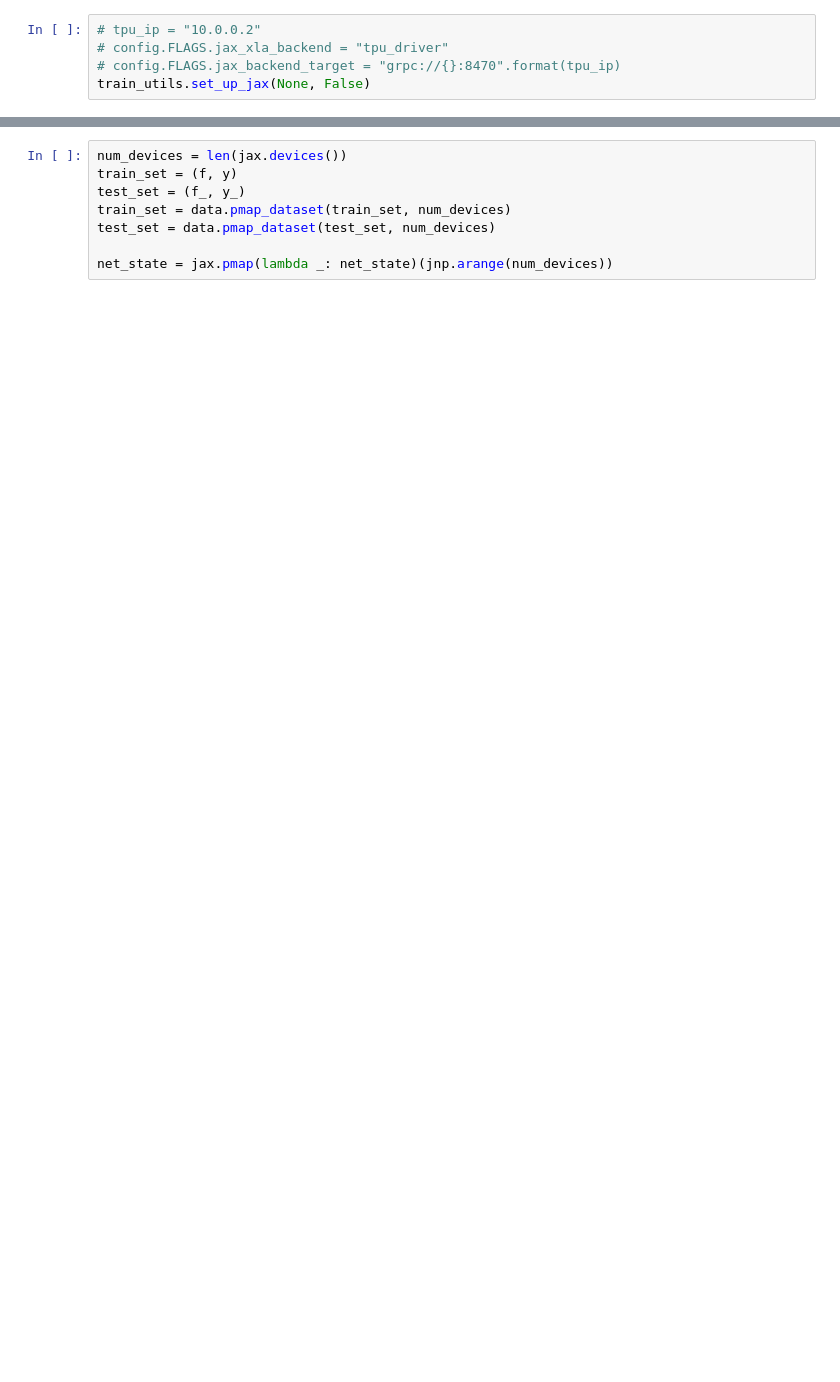
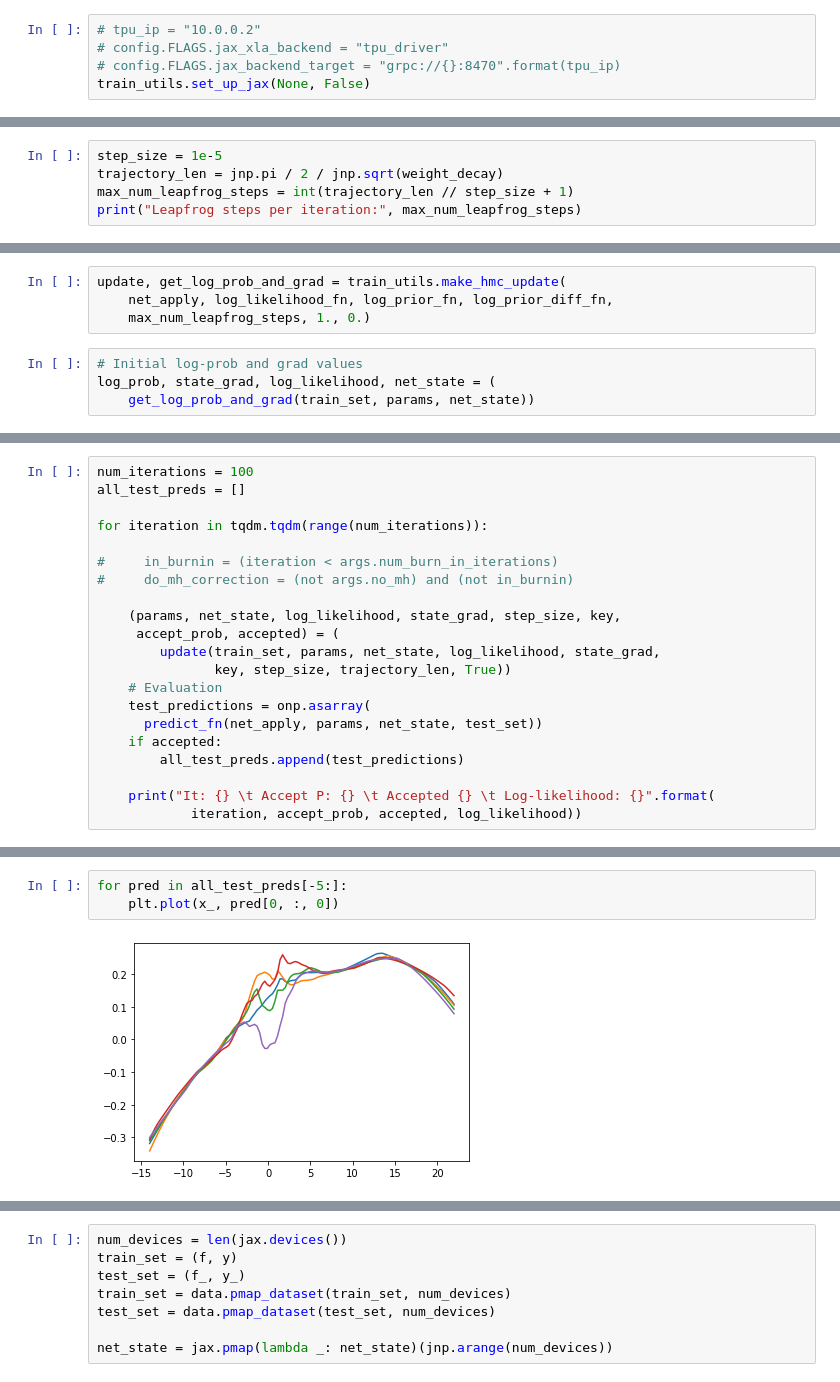
Before and after one commit to izmailovpavel/google-research, a Jupyter notebook: bnn_hmc/notebooks/synthetic_regression_hmc.ipynb, the cells around one changed output, grey strips where cells are left out. Cells and saved outputs as stored; diff of their text form; blank space fills up the shorter version.

```diff
--- a/bnn_hmc/notebooks/synthetic_regression_hmc.ipynb
+++ b/bnn_hmc/notebooks/synthetic_regression_hmc.ipynb
@@ -91,0 +124,5 @@ log_likelihood_fn = nn_loss.make_gaussian_likelihood(noise_std=noise_std)
+# %%
+step_size = 1e-5
+trajectory_len = jnp.pi / 2 / jnp.sqrt(weight_decay)
+max_num_leapfrog_steps = int(trajectory_len // step_size + 1)
+print("Leapfrog steps per iteration:", max_num_leapfrog_steps)
@@ -91,0 +131,8 @@ log_likelihood_fn = nn_loss.make_gaussian_likelihood(noise_std=noise_std)
+# %%
+update, get_log_prob_and_grad = train_utils.make_hmc_update(
+    net_apply, log_likelihood_fn, log_prior_fn, log_prior_diff_fn,
+    max_num_leapfrog_steps, 1., 0.)
+# %%
+# Initial log-prob and grad values
+log_prob, state_grad, log_likelihood, net_state = (
+    get_log_prob_and_grad(train_set, params, net_state))
@@ -91,0 +141,21 @@ log_likelihood_fn = nn_loss.make_gaussian_likelihood(noise_std=noise_std)
+# %%
+num_iterations = 100
+all_test_preds = []
+
+for iteration in tqdm.tqdm(range(num_iterations)):
+
+#     in_burnin = (iteration < args.num_burn_in_iterations)
+#     do_mh_correction = (not args.no_mh) and (not in_burnin)
+
+    (params, net_state, log_likelihood, state_grad, step_size, key,
+     accept_prob, accepted) = (
+        update(train_set, params, net_state, log_likelihood, state_grad,
+               key, step_size, trajectory_len, True))
+    # Evaluation
+    test_predictions = onp.asarray(
+      predict_fn(net_apply, params, net_state, test_set))
+    if accepted:
+        all_test_preds.append(test_predictions)
+
+    print("It: {} \t Accept P: {} \t Accepted {} \t Log-likelihood: {}".format(
+            iteration, accept_prob, accepted, log_likelihood))
@@ -91,0 +176,5 @@ log_likelihood_fn = nn_loss.make_gaussian_likelihood(noise_std=noise_std)
+# %%
+for pred in all_test_preds[-5:]:
+    plt.plot(x_, pred[0, :, 0])
+# %% [output]
+[figure, added]
```
Also changed, not shown: parts of 27 cells of this notebook.
